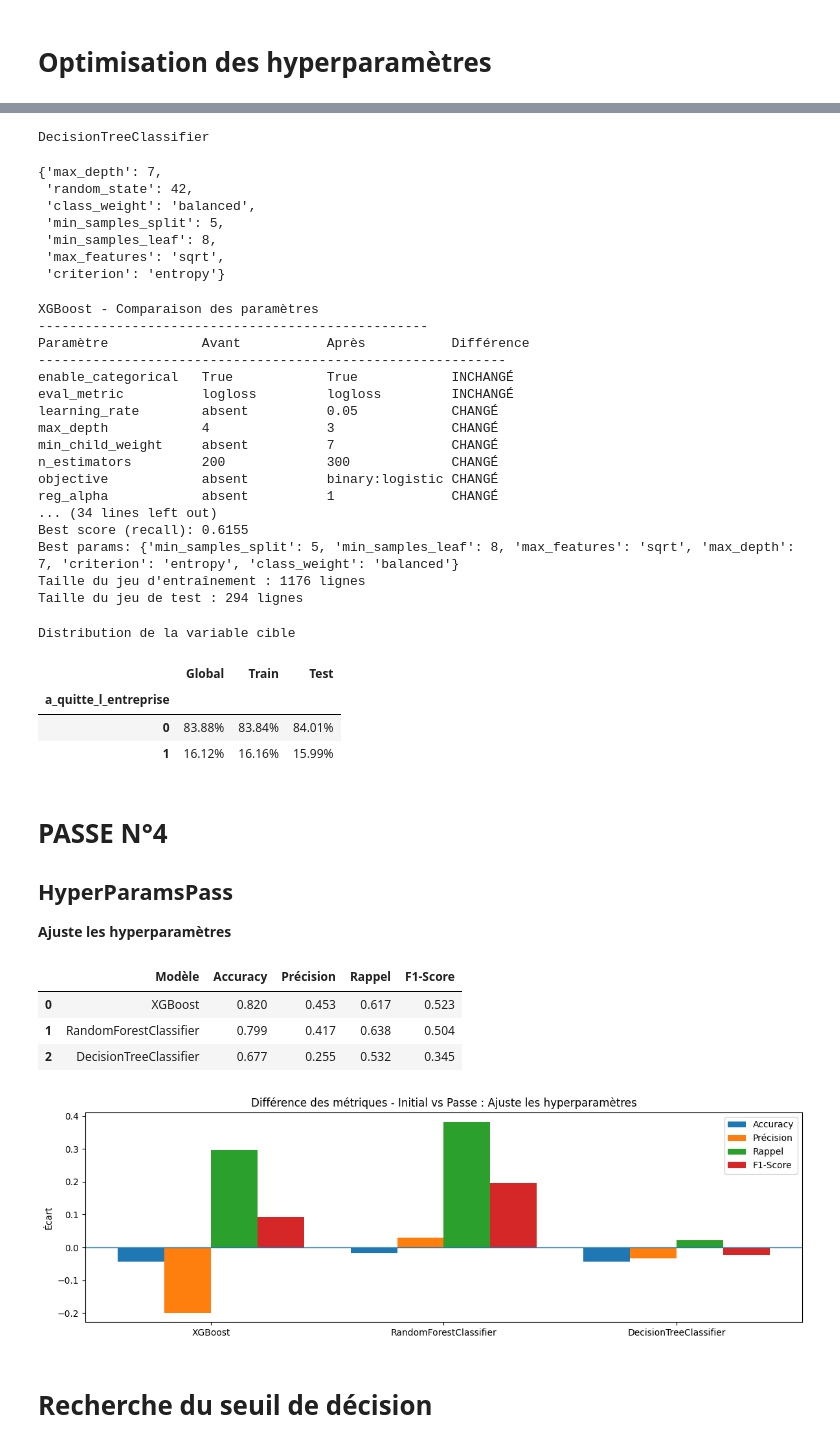
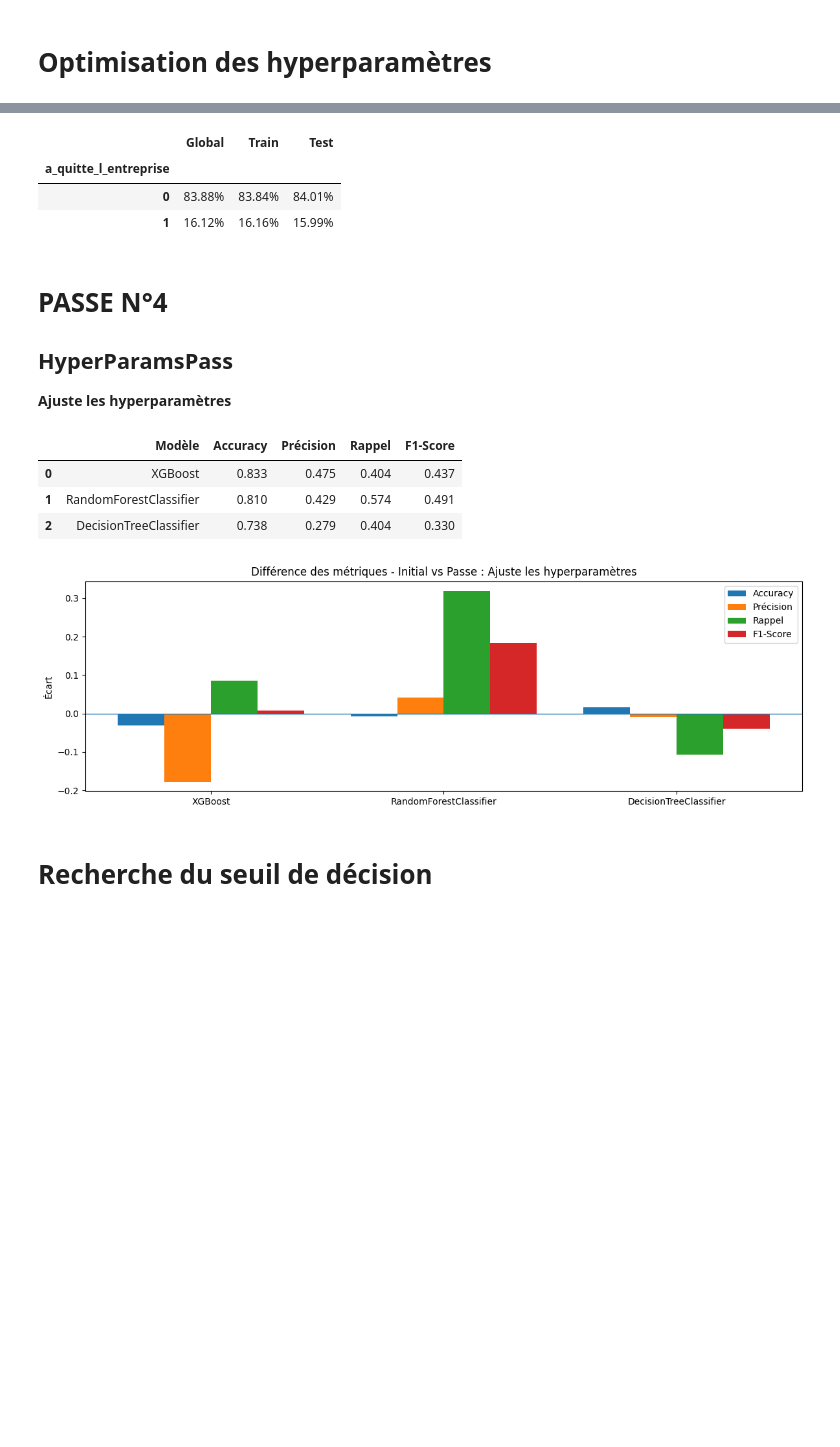
Before and after one commit to Ace4teaM/OCR-NovaTech, a Jupyter notebook: 3.modelisations.ipynb, the cells around one changed output, grey strips where cells are left out. Drawn from its saved outputs; the diff is of its cells as text; code cells hidden in the pictures; blank space fills up the shorter version.

```diff
--- a/3.modelisations.ipynb
+++ b/3.modelisations.ipynb
@@ -438,16 +438,10 @@ class BaseTrain:
         #
         # Définit le jeu de paramètres
         #
-        print(self.model_name)
-        display(self.params)
         if isinstance(self.model, Pipeline):
-        #    print("Définit les paramètres dans le pipeline...", self.model)
             self.model.named_steps["clf"].set_params(**self.params)
-        #    display(self.model.named_steps["clf"].get_params())
         else:
-        #    print("Définit les paramètres dans le modèle...", self.model)
             self.model.set_params(**self.params)
-        #    display(self.model.get_params())
 
         #
         # Entraînement
@@ -1293,6 +1293,7 @@ class HyperParamsPass(PassTrains):
                     estimator=train.model,
                     param_distributions=train.param_grid,
                     n_iter=50,
+                    random_state=45,
                     scoring="recall",  # Optimiser pour le rappel
                     cv=3,
                     n_jobs=-1,
@@ -1371,44 +1366,18 @@ RandomForestClassifier
-DecisionTreeClassifier
-{'max_depth': 7,
- 'random_state': 42,
- 'class_weight': 'balanced',
- 'min_samples_split': 5,
- 'min_samples_leaf': 8,
- 'max_features': 'sqrt',
- 'criterion': 'entropy'}
-XGBoost - Comparaison des paramètres
---------------------------------------------------
-Paramètre            Avant           Après           Différence
-------------------------------------------------------------
-enable_categorical   True            True            INCHANGÉ
-eval_metric          logloss         logloss         INCHANGÉ
-learning_rate        absent          0.05            CHANGÉ
-max_depth            4               3               CHANGÉ
-min_child_weight     absent          7               CHANGÉ
-n_estimators         200             300             CHANGÉ
-objective            absent          binary:logistic CHANGÉ
-reg_alpha            absent          1               CHANGÉ
-... (34 lines left out)
-Best score (recall): 0.6155
-Best params: {'min_samples_split': 5, 'min_samples_leaf': 8, 'max_features': 'sqrt', 'max_depth': 7, 'criterion': 'entropy', 'class_weight': 'balanced'}
-Taille du jeu d'entraînement : 1176 lignes
-Taille du jeu de test : 294 lignes
-Distribution de la variable cible
 |  | Global | Train | Test |
 | a_quitte_l_entreprise |  |  |  |
 | 0 | 83.88% | 83.84% | 84.01% |
 | 1 | 16.12% | 16.16% | 15.99% |
 
 # PASSE N°4
 
 ## HyperParamsPass
 
 **Ajuste les hyperparamètres**
 |  | Modèle | Accuracy | Précision | Rappel | F1-Score |
-| 0 | XGBoost | 0.820 | 0.453 | 0.617 | 0.523 |
-| 1 | RandomForestClassifier | 0.799 | 0.417 | 0.638 | 0.504 |
-| 2 | DecisionTreeClassifier | 0.677 | 0.255 | 0.532 | 0.345 |
+| 0 | XGBoost | 0.833 | 0.475 | 0.404 | 0.437 |
+| 1 | RandomForestClassifier | 0.810 | 0.429 | 0.574 | 0.491 |
+| 2 | DecisionTreeClassifier | 0.738 | 0.279 | 0.404 | 0.330 |
-[figure, old version]
+[figure, new version]
 # %% [markdown]
 # Recherche du seuil de décision
 # %%
```
Also changed, not shown: parts of 28 cells of this notebook.
